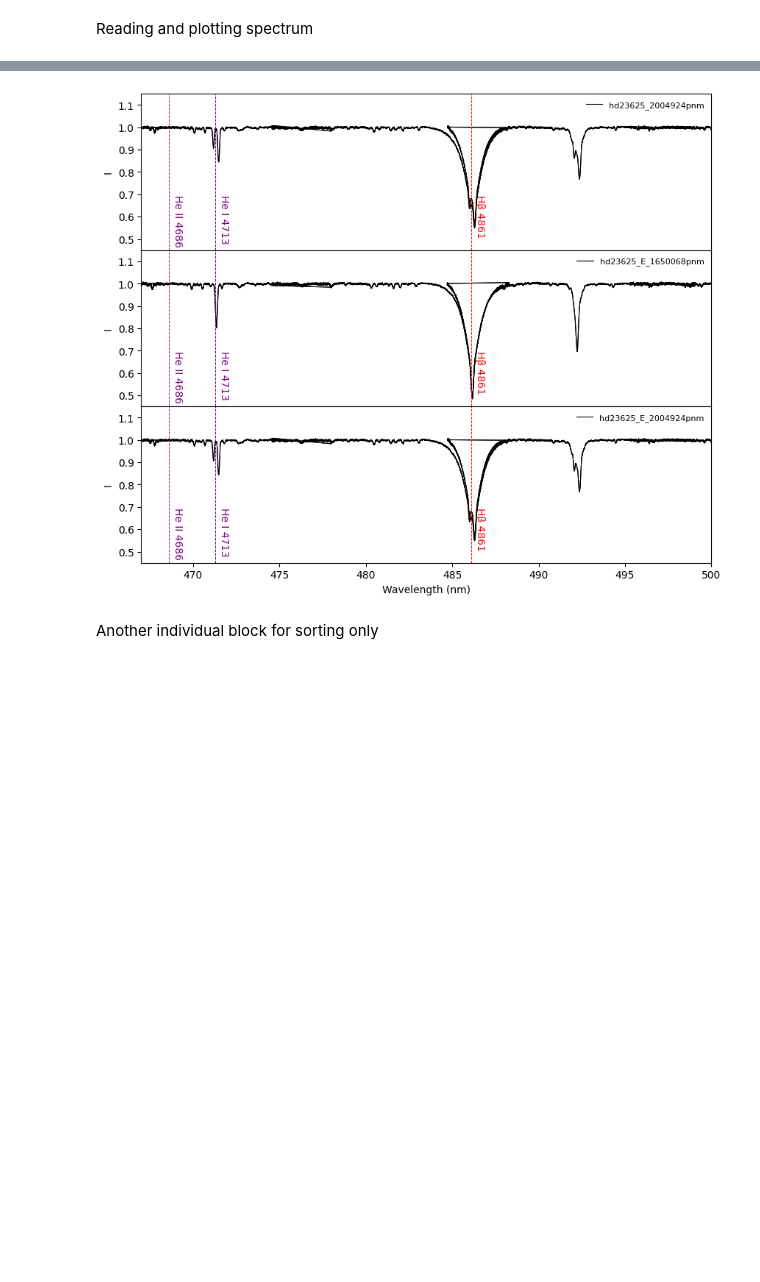
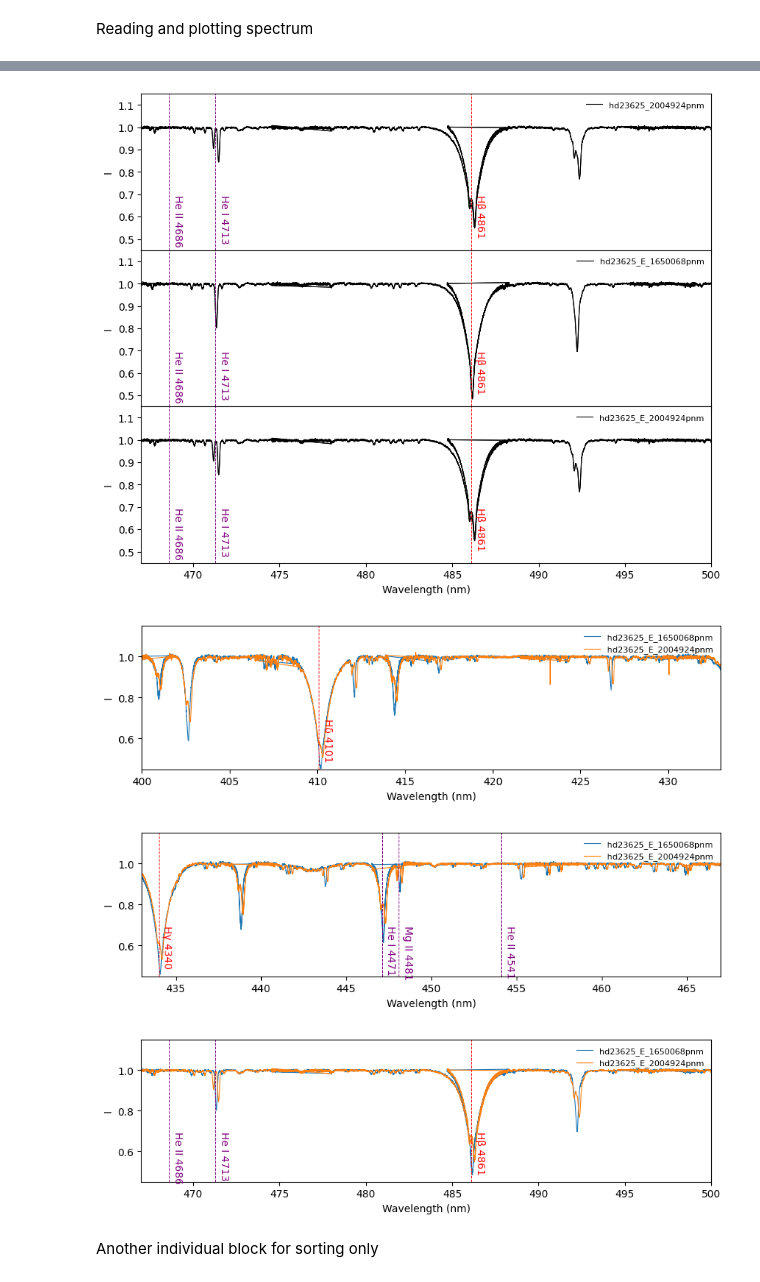
Before and after one commit to AaaaaaalexLi/AlexLiResearch, a Jupyter notebook: Binamics/Sort_Multiple_Component.ipynb, the cells around one changed output, grey strips where cells are left out. Saved outputs shown, nothing was run; the diff lists cells and outputs as text; code cells hidden in the pictures; blank space fills up the shorter version.

```diff
--- a/Binamics/Sort_Multiple_Component.ipynb
+++ b/Binamics/Sort_Multiple_Component.ipynb
@@ -162,33 +162,72 @@ for xmin, xmax in windows:
         label = filename.replace("_rn.s", "")
         ax[i].plot(spec.wl, spec.specI, lw=0.8, color="black", label=label)
         ax[i].legend(loc="upper right", fontsize=8, frameon=False)
         # Hydrogen lines
         for wl, label in lines_H:
             if xmin <= wl <= xmax:
                 ax[i].axvline(wl,color='red', ls='--',lw=0.7)
 
                 ax[i].text(wl + 0.5,0.70,label,color='red',fontsize=10,rotation=-90,
                         ha='center',va='top')
         # Helium / metal lines
         for wl, label in lines_He:
             if xmin <= wl <= xmax:
                 ax[i].axvline(wl,color='purple',ls='--',lw=0.7)
                 ax[i].text(wl + 0.5,0.70,label,color='purple',fontsize=10,rotation=-90,
                         ha='center',va='top')
 
 
 
     ax[-1].set_xlabel("Wavelength (nm)")
     fig.subplots_adjust(hspace=0, top=0.93, bottom=0.08)
     plt.show()
+
+def plot_two_obs(filename1, filename2):
+
+    spec1 = pol.read_spectrum(obs_folder / filename1)
+    spec2 = pol.read_spectrum(obs_folder / filename2)
+
+    spectra = [(filename1, spec1), (filename2, spec2)]
+
+    for xmin, xmax in windows:
+        fig, ax = plt.subplots(figsize=(10, 2.5))
+
+        for filename, spec in spectra:
+            label = filename.replace("_rn.s", "")
+            ax.plot(spec.wl, spec.specI, lw=0.8, label=label)
+
+        ax.set_xlim(xmin, xmax)
+        ax.set_ylim(0.45, 1.15)
+        ax.set_ylabel("I")
+        ax.set_xlabel("Wavelength (nm)")
+        ax.legend(loc="upper right", fontsize=8, frameon=False)
+
+        for wl, label in lines_H:
+            if xmin <= wl <= xmax:
+                ax.axvline(wl, color="red", ls="--", lw=0.7)
+                ax.text(wl+0.5, 0.70, label, color="red", fontsize=10,
+                        rotation=-90, ha="center", va="top")
+
+        for wl, label in lines_He:
+            if xmin <= wl <= xmax:
+                ax.axvline(wl, color="purple", ls="--", lw=0.7)
+                ax.text(wl+0.5, 0.70, label, color="purple", fontsize=10,
+                        rotation=-90, ha="center", va="top")
+
+        plt.show()
+
+plot_two_obs("hd23625_E_1650068pnm_rn.s", "hd23625_E_2004924pnm_rn.s")
 # %% [output]
 Found 3 observations for HD23625:
 hd23625_2004924pnm_rn.s
 hd23625_E_1650068pnm_rn.s
 hd23625_E_2004924pnm_rn.s
 [figure]
 [figure]
 [figure]
+[figure, added]
+[figure, added]
+[figure, added]
 # %% [markdown]
 Another individual block for sorting only
 # %%
```
Also changed, not shown: parts of 2 cells of this notebook.
